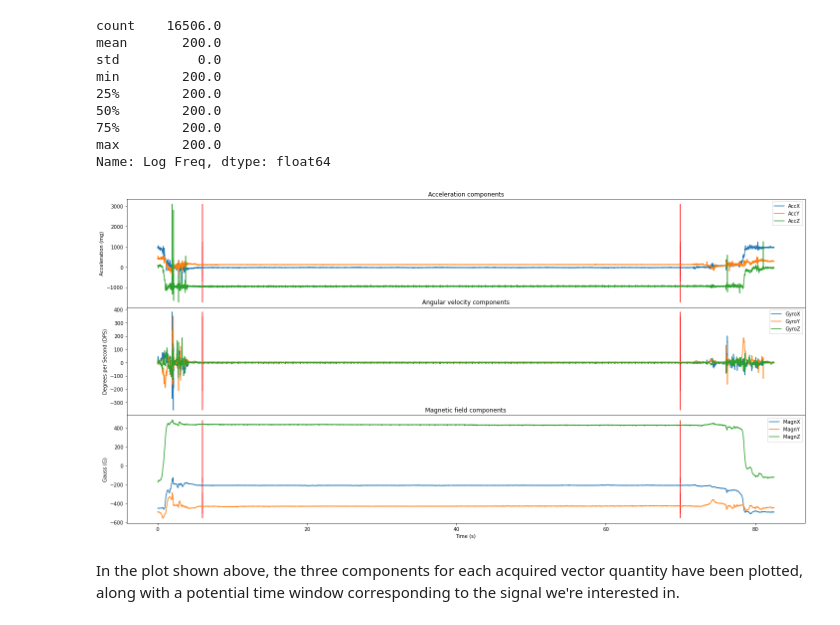
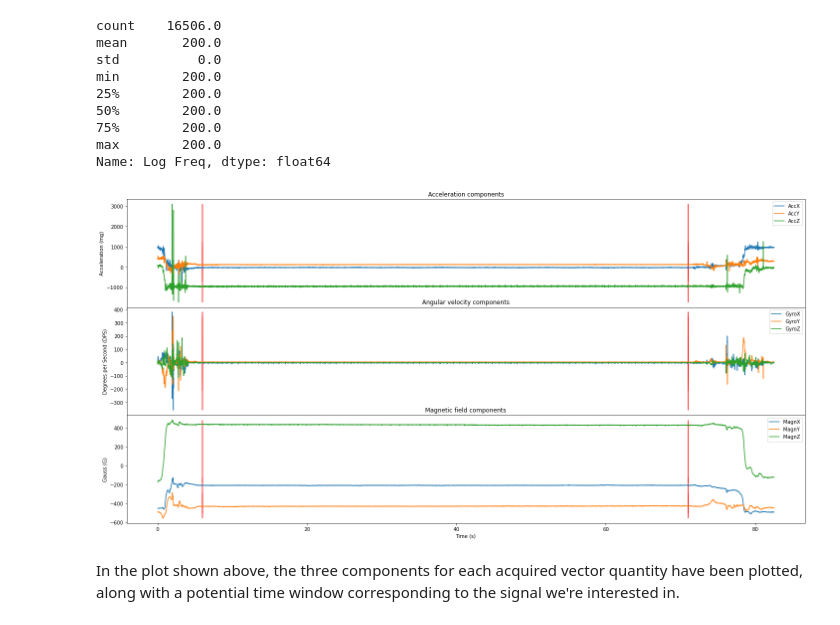
Before and after one commit to zanocrate/LCP_projects_Y4, a Jupyter notebook: draft.ipynb, the cells around one changed output. Cells and saved outputs as stored; diff of their text form; code cells hidden in the pictures.

```diff
--- a/draft.ipynb
+++ b/draft.ipynb
@@ -58,35 +58,35 @@ gyro_columns = ['GyroX','GyroY','GyroZ']
 magn_columns = ['MagnX','MagnY','MagnZ']
 
 timestamp1 = 6
-timestamp2 = 70
+timestamp2 = 71
 
 fig,axs = plt.subplots(3,1,sharex=True,figsize=[20,10],gridspec_kw={'hspace': 0})
 # plot the acceleration vectors
 axs[0].set_title('Acceleration components')
 for acc in acc_columns:
     axs[0].vlines(timestamp1,df_init[acc].min(),df_init[acc].max(),color='red')
     axs[0].vlines(timestamp2,df_init[acc].min(),df_init[acc].max(),color='red')
     axs[0].plot(df_init.index,df_init[acc],label=acc)
     axs[0].set_ylabel('Acceleration (mg)')
 # plot the angular velocity components
 axs[1].set_title('Angular velocity components')
 for gyro in gyro_columns:
     axs[1].vlines(timestamp1,df_init[gyro].min(),df_init[gyro].max(),color='red')
     axs[1].vlines(timestamp2,df_init[gyro].min(),df_init[gyro].max(),color='red')
     axs[1].plot(df_init.index,df_init[gyro],label=gyro)
     axs[1].set_ylabel('Degrees per Second (DPS)')
 # plot the magnetic field components
 axs[2].set_title('Magnetic field components')
 for magn in magn_columns:
     axs[2].vlines(timestamp1,df_init[magn].min(),df_init[magn].max(),color='red')
     axs[2].vlines(timestamp2,df_init[magn].min(),df_init[magn].max(),color='red')
     axs[2].plot(df_init.index,df_init[magn],label=magn)
     axs[2].set_ylabel('Gauss (G)')
 for ax in axs:   ax.legend()
 axs[-1].set_xlabel('Time (s)')
 fig.tight_layout()
 plt.show()
 # %% [output]
-[figure, old version]
+[figure, new version]
 # %% [markdown]
 In the plot shown above, the three components for each acquired vector quantity have been plotted, along with a potential time window corresponding to the signal we're interested in.
```
Also changed, not shown: parts of 18 cells of this notebook, 1 other file.
